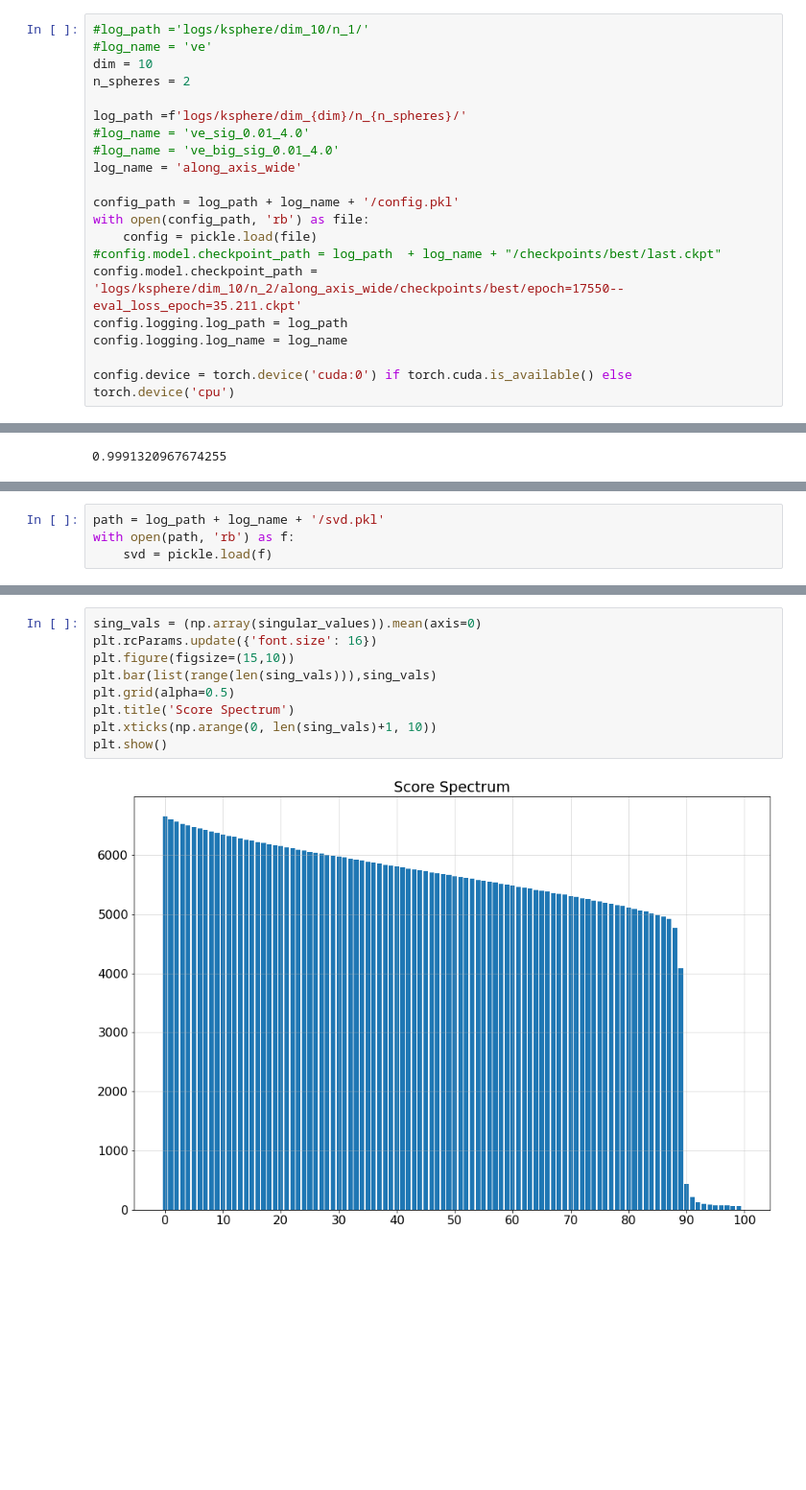
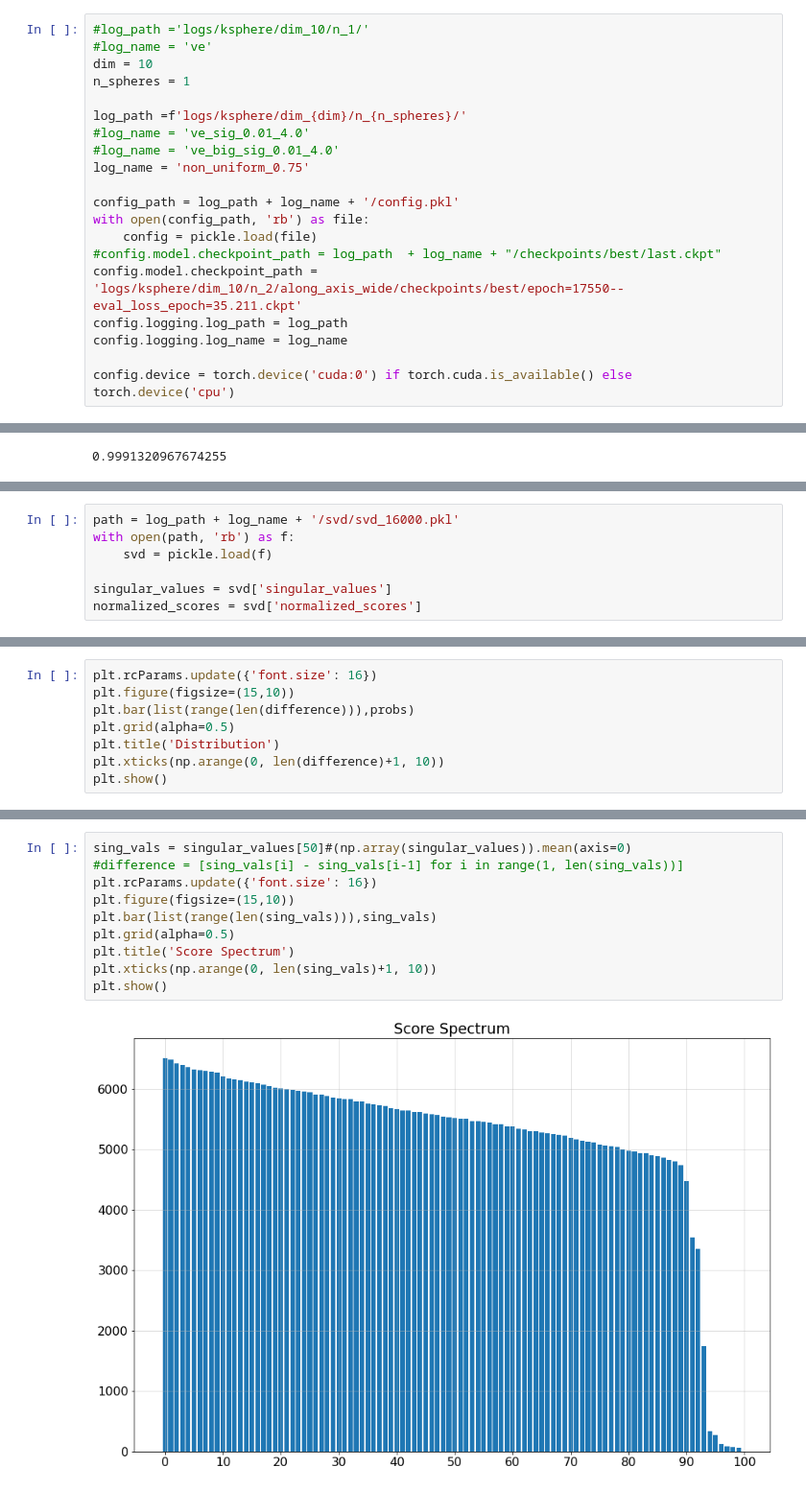
Before and after one commit to GBATZOLIS/conditional_score_diffusion, a Jupyter notebook: sample_from_trained.ipynb, the cells around one changed output, grey strips where cells are left out. Shown: that part at 96% size. Drawn from its saved outputs; the diff is of its cells as text; blank space fills up the shorter version.

```diff
--- a/sample_from_trained.ipynb
+++ b/sample_from_trained.ipynb
@@ -10,12 +10,12 @@ import sde_lib
 #log_path ='logs/ksphere/dim_10/n_1/'
 #log_name = 've'
 dim = 10
-n_spheres = 2
+n_spheres = 1
 
 log_path =f'logs/ksphere/dim_{dim}/n_{n_spheres}/'
 #log_name = 've_sig_0.01_4.0'
 #log_name = 've_big_sig_0.01_4.0'
-log_name = 'along_axis_wide'
+log_name = 'non_uniform_0.75'
 
 config_path = log_path + log_name + '/config.pkl'
 with open(config_path, 'rb') as file:
@@ -90,4 +70,7 @@ get_manifold_dimension(config)
 # %%
-path = log_path + log_name + '/svd.pkl'
+path = log_path + log_name + '/svd/svd_16000.pkl'
 with open(path, 'rb') as f:
     svd = pickle.load(f)
+
+singular_values = svd['singular_values']
+normalized_scores = svd['normalized_scores']
@@ -99,0 +100,8 @@ eigen_vals = (np.array(singular_values)**2).mean(axis=0)
+# %%
+plt.rcParams.update({'font.size': 16})
+plt.figure(figsize=(15,10))
+plt.bar(list(range(len(difference))),probs)
+plt.grid(alpha=0.5)
+plt.title('Distribution')
+plt.xticks(np.arange(0, len(difference)+1, 10))
+plt.show()
@@ -100,11 +110,12 @@ eigen_vals = (np.array(singular_values)**2).mean(axis=0)
 # %%
-sing_vals = (np.array(singular_values)).mean(axis=0)
+sing_vals = singular_values[50]#(np.array(singular_values)).mean(axis=0)
+#difference = [sing_vals[i] - sing_vals[i-1] for i in range(1, len(sing_vals))]
 plt.rcParams.update({'font.size': 16})
 plt.figure(figsize=(15,10))
 plt.bar(list(range(len(sing_vals))),sing_vals)
 plt.grid(alpha=0.5)
 plt.title('Score Spectrum')
 plt.xticks(np.arange(0, len(sing_vals)+1, 10))
 plt.show()
 # %% [output]
-[figure, old version]
+[figure, new version]
```
Also changed, not shown: parts of 21 cells of this notebook, 25 other files.
